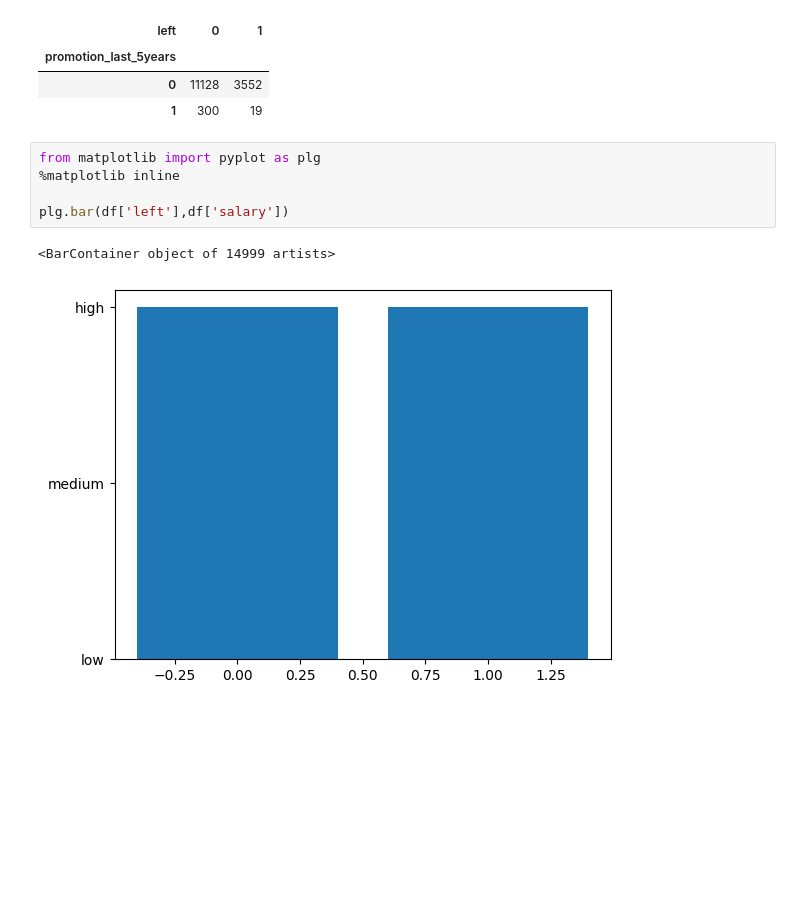
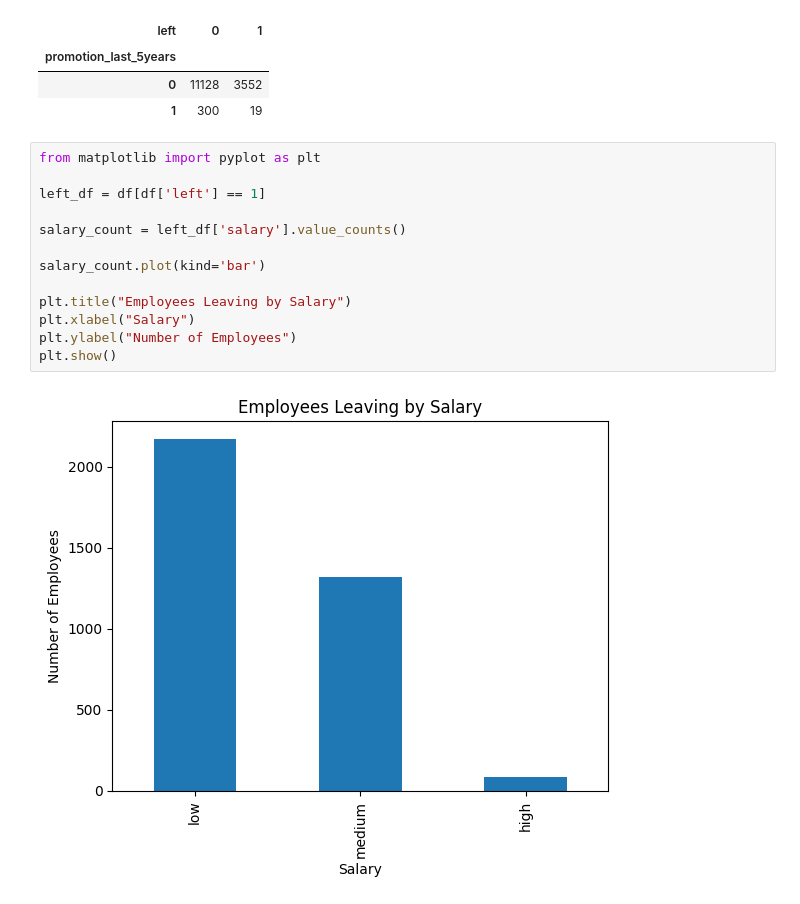
Before and after one commit to taimourkhokhar/ai-ml-learning-journey, a Jupyter notebook: Week-10/logisticregpract.ipynb, the cells around one changed output. Saved outputs shown, nothing was run; the diff lists cells and outputs as text; blank space fills up the shorter version.

```diff
--- a/Week-10/logisticregpract.ipynb
+++ b/Week-10/logisticregpract.ipynb
@@ -83,11 +83,18 @@ pd.crosstab(df['promotion_last_5years'], df['left'])
 | 0 | 11128 | 3552 |
 | 1 | 300 | 19 |
 # %%
-from matplotlib import pyplot as plg
-%matplotlib inline
+from matplotlib import pyplot as plt
 
-plg.bar(df['left'],df['salary'])
+left_df = df[df['left'] == 1]
+
+salary_count = left_df['salary'].value_counts()
+
+salary_count.plot(kind='bar')
+
+plt.title("Employees Leaving by Salary")
+plt.xlabel("Salary")
+plt.ylabel("Number of Employees")
+plt.show()
 # %% [output]
-<BarContainer object of 14999 artists>
-[figure, old version]
+[figure, new version]
 # %%
```
Also changed, not shown: parts of 2 cells of this notebook, 7 other files.
